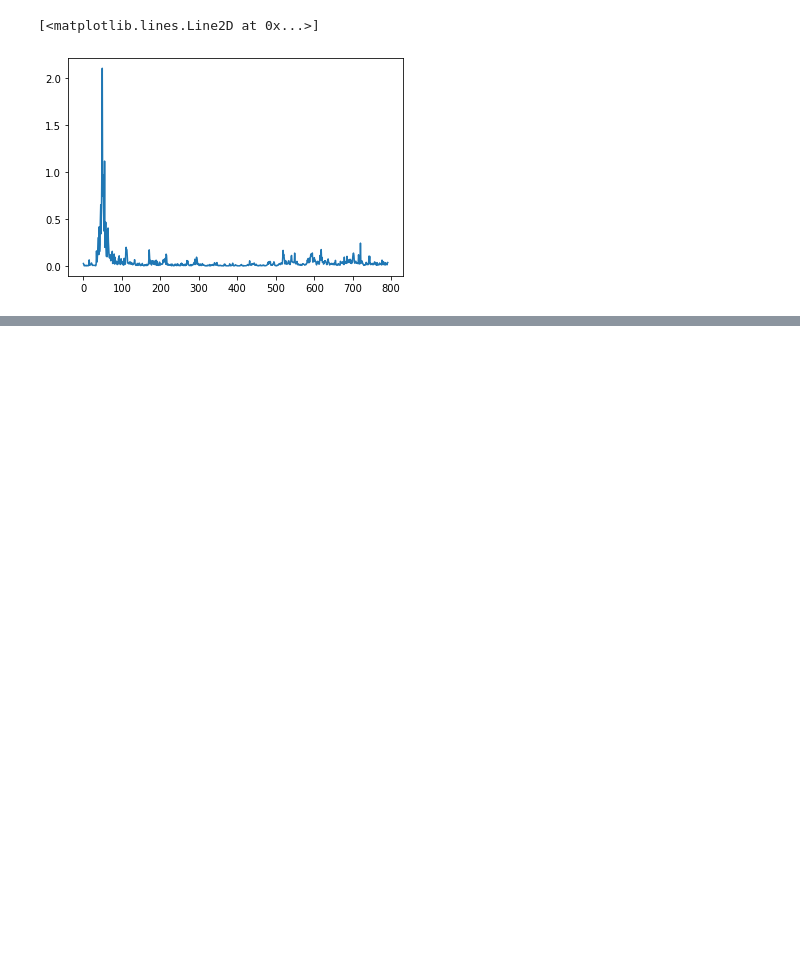
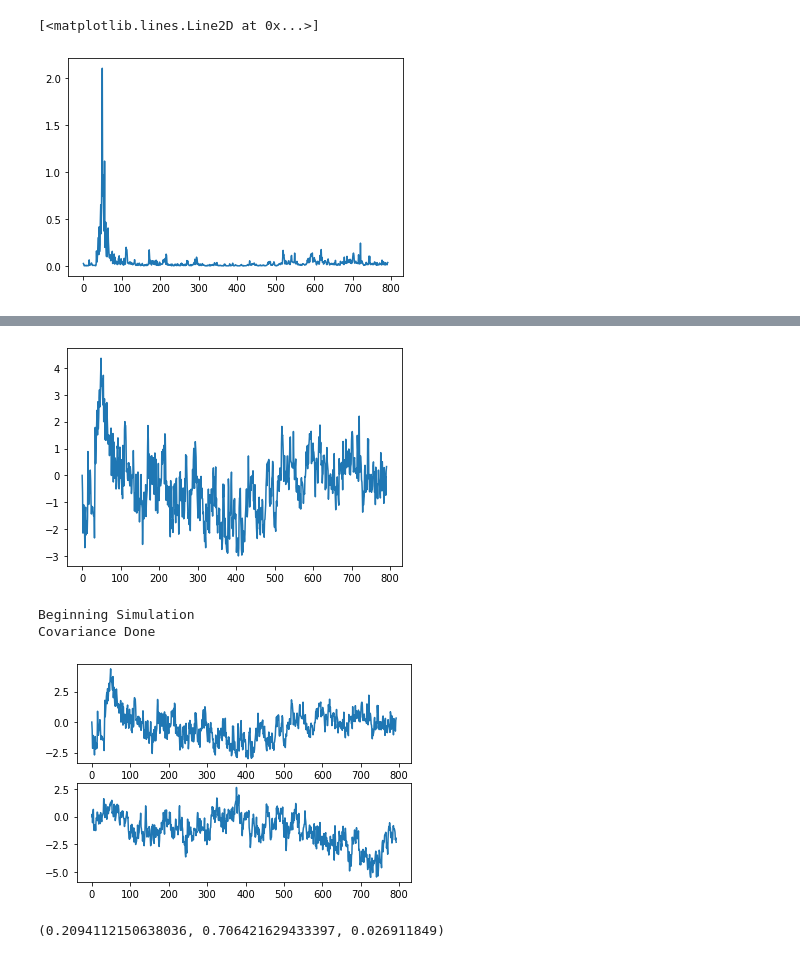
Before and after one commit to Jamjam1729/Dissertation, a Jupyter notebook: Dissertation.ipynb, the cells around one changed output, grey strips where cells are left out. Saved outputs shown, nothing was run; the diff lists cells and outputs as text; code cells hidden in the pictures; blank space fills up the shorter version.

```diff
--- a/Dissertation.ipynb
+++ b/Dissertation.ipynb
@@ -575,7 +575,9 @@ def make_SPX_graphs(SPX_data, V0_input = None):
         V0_input = np.exp(np.mean(np.log(SPX_data)))
 
     SPX_adjusted = add_zero(np.log(SPX_data / V0_input ))
+    plt.figure(0)
     plt.plot(SPX_adjusted)
+    plt.show()
 
     H_hat_SPX, sigma_hat_SPX = max_MLE(SPX_adjusted, SPX_adjusted.shape[0])
     span = np.linspace(0, SPX_adjusted.shape[0], SPX_adjusted.shape[0])
@@ -583,9 +585,9 @@ def make_SPX_graphs(SPX_data, V0_input = None):
 
     plt.figure(1)
     plt.subplot(211)
-    plt.plot(span, V0_input * np.exp(SPX_adjusted))
+    plt.plot(span, SPX_adjusted)
     plt.subplot(212)
-    plt.plot(span, V0_input * np.exp(out.T * sigma_hat_SPX))
+    plt.plot(span, out.T * sigma_hat_SPX)
     plt.show()
 
     return H_hat_SPX, sigma_hat_SPX, V0_input
@@ -621 +627,9 @@ Covariance Done
 (0.13656997792608522, 0.6189351390836011, 0.03097090518708841)
+# %%
+make_SPX_graphs(SPX_path, SPX_path[0])
+# %% [output]
+[figure, added]
+Beginning Simulation
+Covariance Done
+[figure, added]
+(0.2094112150638036, 0.706421629433397, 0.026911849)
```
Also changed, not shown: parts of 8 cells of this notebook.
